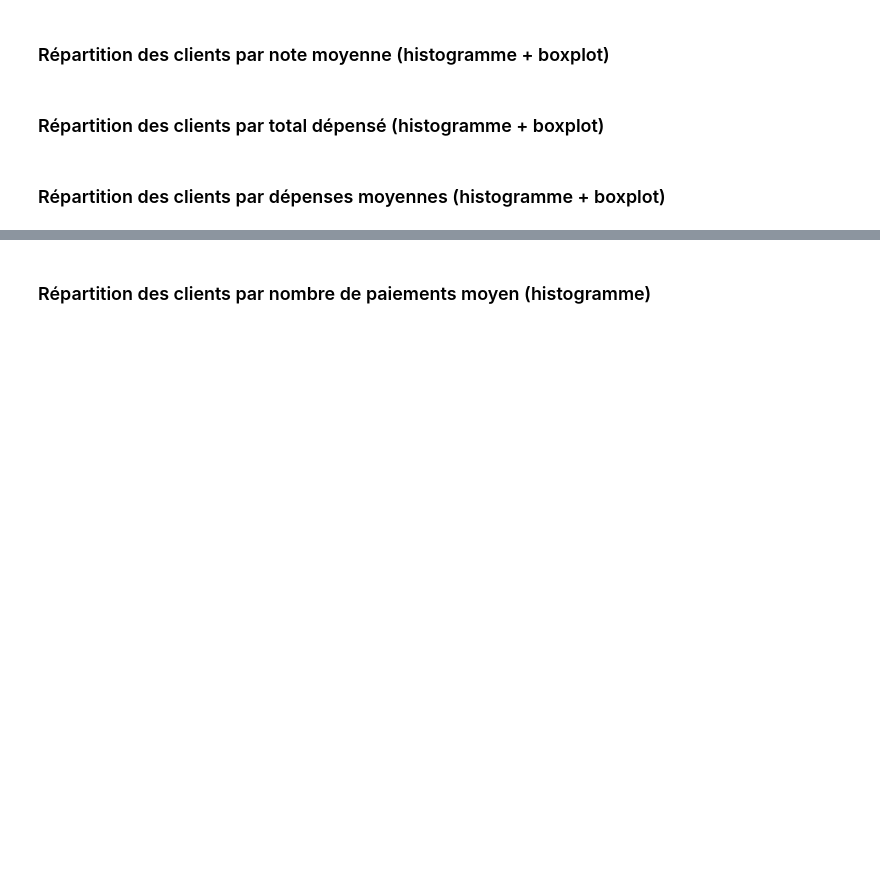
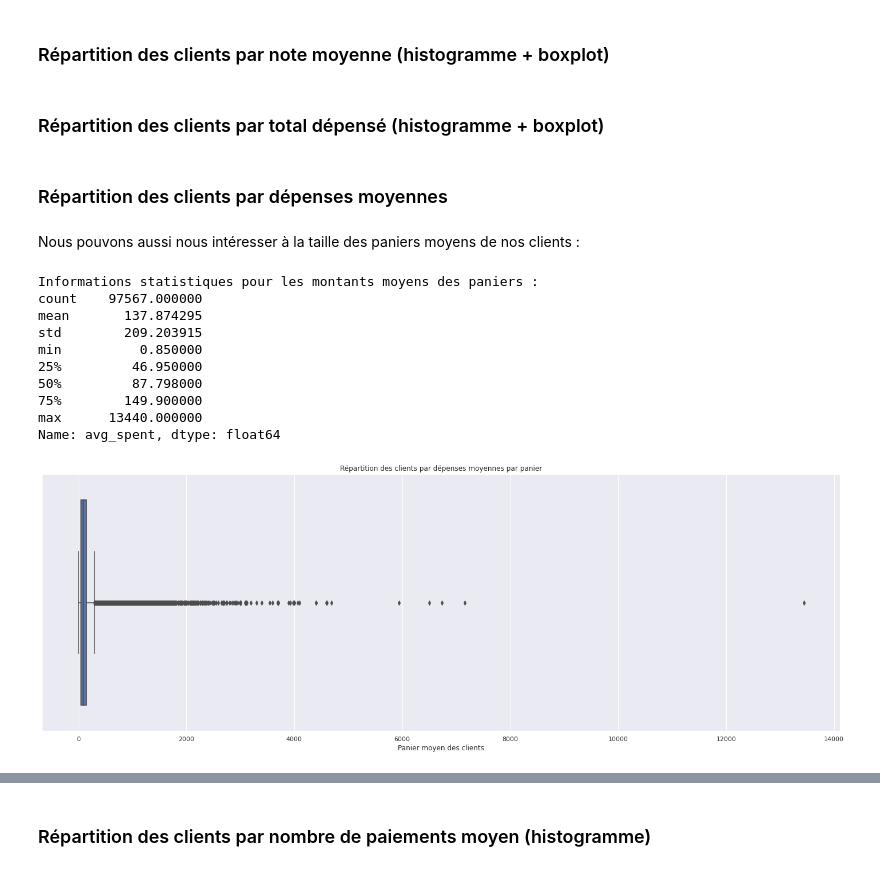
Before and after one commit to marlierecharlie/brief_13_la_data_dream_team, a Jupyter notebook: SEGMENTATION_CLIENTS/analyse_exploratoire.ipynb, the cells around one changed output, grey strips where cells are left out. Saved outputs shown, nothing was run; the diff lists cells and outputs as text; code cells hidden in the pictures; blank space fills up the shorter version.

Commit message:
Ajout de plusieurs graphiques

```diff
--- a/SEGMENTATION_CLIENTS/analyse_exploratoire.ipynb
+++ b/SEGMENTATION_CLIENTS/analyse_exploratoire.ipynb
@@ -655,2 +640,4 @@ INSÉRER UNE DESCRIPTION DE CE QU'ON FAIT ICI
+# %%
+unique_df = pickle.load(open("clean_data.pkl", "rb"))
 # %% [markdown]
 ### Répartition des clients par état (diagramme en barre)
@@ -659,4 +648,24 @@ INSÉRER UNE DESCRIPTION DE CE QU'ON FAIT ICI
 # %% [markdown]
 ### Répartition des clients par total dépensé (histogramme + boxplot)
 # %% [markdown]
-### Répartition des clients par dépenses moyennes (histogramme + boxplot)
+### Répartition des clients par dépenses moyennes
+# %% [markdown]
+Nous pouvons aussi nous intéresser à la taille des paniers moyens de nos clients :
+# %%
+sns.set(rc={'figure.figsize':(25,8.27)})
+sns.boxplot(x=unique_df["avg_spent"]).set(title="Répartition des clients par dépenses moyennes par panier",
+                                         xlabel="Panier moyen des clients")
+print("Informations statistiques pour les montants moyens des paniers :")
+print(unique_df["avg_spent"].describe())
+# %% [output]
+Informations statistiques pour les montants moyens des paniers :
+count    97567.000000
+mean       137.874295
+std        209.203915
+min          0.850000
+25%         46.950000
+50%         87.798000
+75%        149.900000
+max      13440.000000
+Name: avg_spent, dtype: float64
+[figure, added]
```
Also changed, not shown: parts of 9 cells of this notebook.
